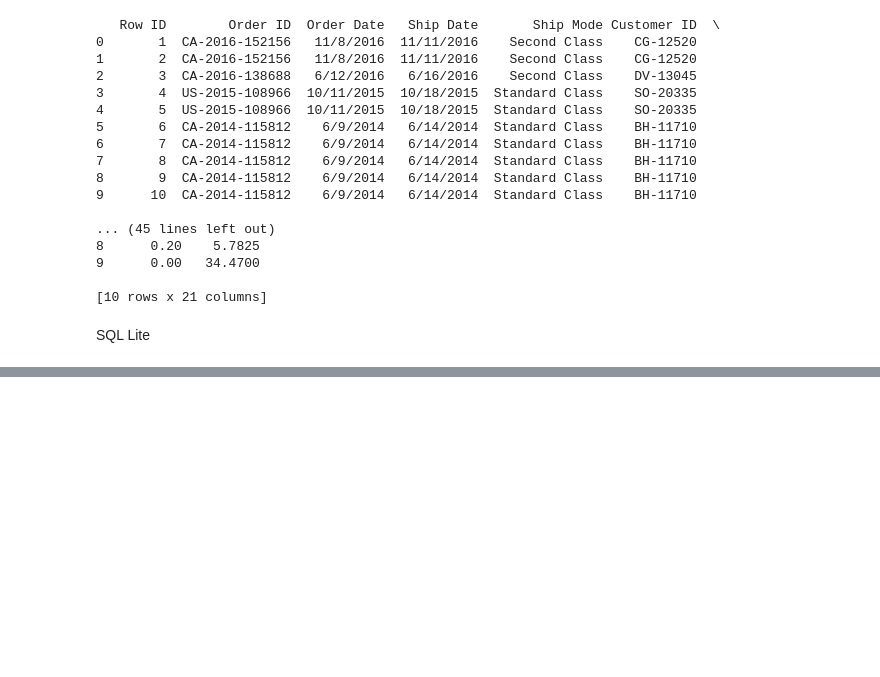
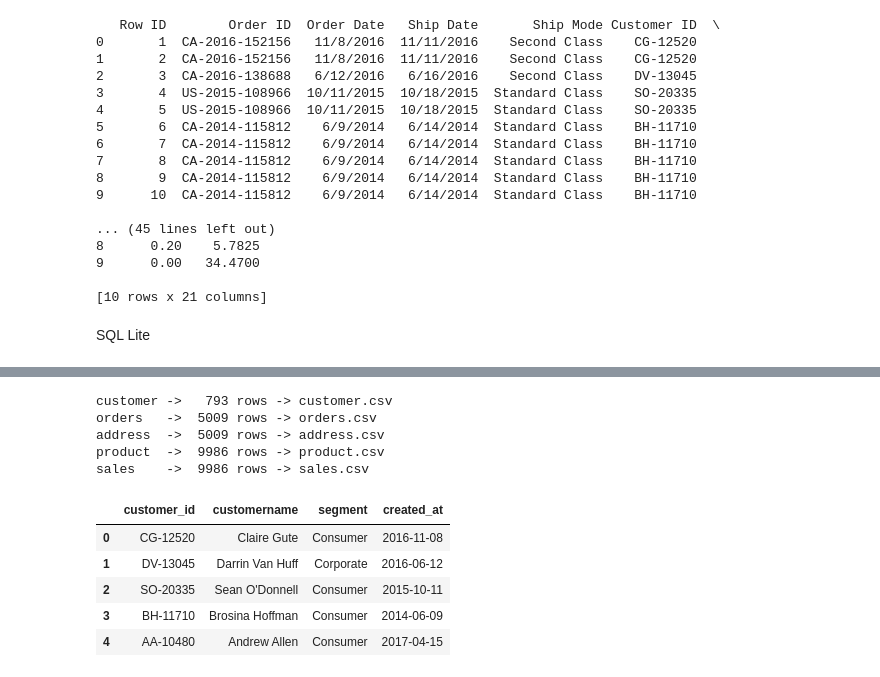
Before and after one commit to bruno-aro/SQL_ECommerce_Project, a Jupyter notebook: Project_5.ipynb, the cells around one changed output, grey strips where cells are left out. Saved outputs shown, nothing was run; the diff lists cells and outputs as text; code cells hidden in the pictures; blank space fills up the shorter version.

```diff
--- a/Project_5.ipynb
+++ b/Project_5.ipynb
@@ -365,2 +375,41 @@ DB exists: True → /Users/brunoaro/Desktop/CodeAcademy/GitHub_Repository/Projec
 orders.created_at NULLs:    nulls
 0      0
+# %%
+import sqlite3
+import pandas as pd
+from pathlib import Path
+
+def base_dir():
+    try:
+        return Path(__file__).resolve().parent
+    except NameError:
+        return Path.cwd()
+
+BASE = base_dir()
+DB   = BASE / "shop.db"
+
+TABLES = ["customer", "orders", "address", "product", "sales"]
+
+with sqlite3.connect(DB.as_posix()) as conn:
+    for t in TABLES:
+        df = pd.read_sql(f"SELECT * FROM {t};", conn)
+        out = BASE / f"{t}.csv"
+        df.to_csv(out, index=False)
+        print(f"{t:8s} -> {len(df):5d} rows -> {out.name}")
+# %% [output]
+customer ->   793 rows -> customer.csv
+orders   ->  5009 rows -> orders.csv
+address  ->  5009 rows -> address.csv
+product  ->  9986 rows -> product.csv
+sales    ->  9986 rows -> sales.csv
+# %%
+df_customer = pd.read_csv("customer.csv", encoding="latin-1")
+
+df_customer.head()
+# %% [output]
+|  | customer_id | customername | segment | created_at |
+| 0 | CG-12520 | Claire Gute | Consumer | 2016-11-08 |
+| 1 | DV-13045 | Darrin Van Huff | Corporate | 2016-06-12 |
+| 2 | SO-20335 | Sean O'Donnell | Consumer | 2015-10-11 |
+| 3 | BH-11710 | Brosina Hoffman | Consumer | 2014-06-09 |
+| 4 | AA-10480 | Andrew Allen | Consumer | 2017-04-15 |
```
Also changed, not shown: parts of 9 cells of this notebook, 6 other files.
